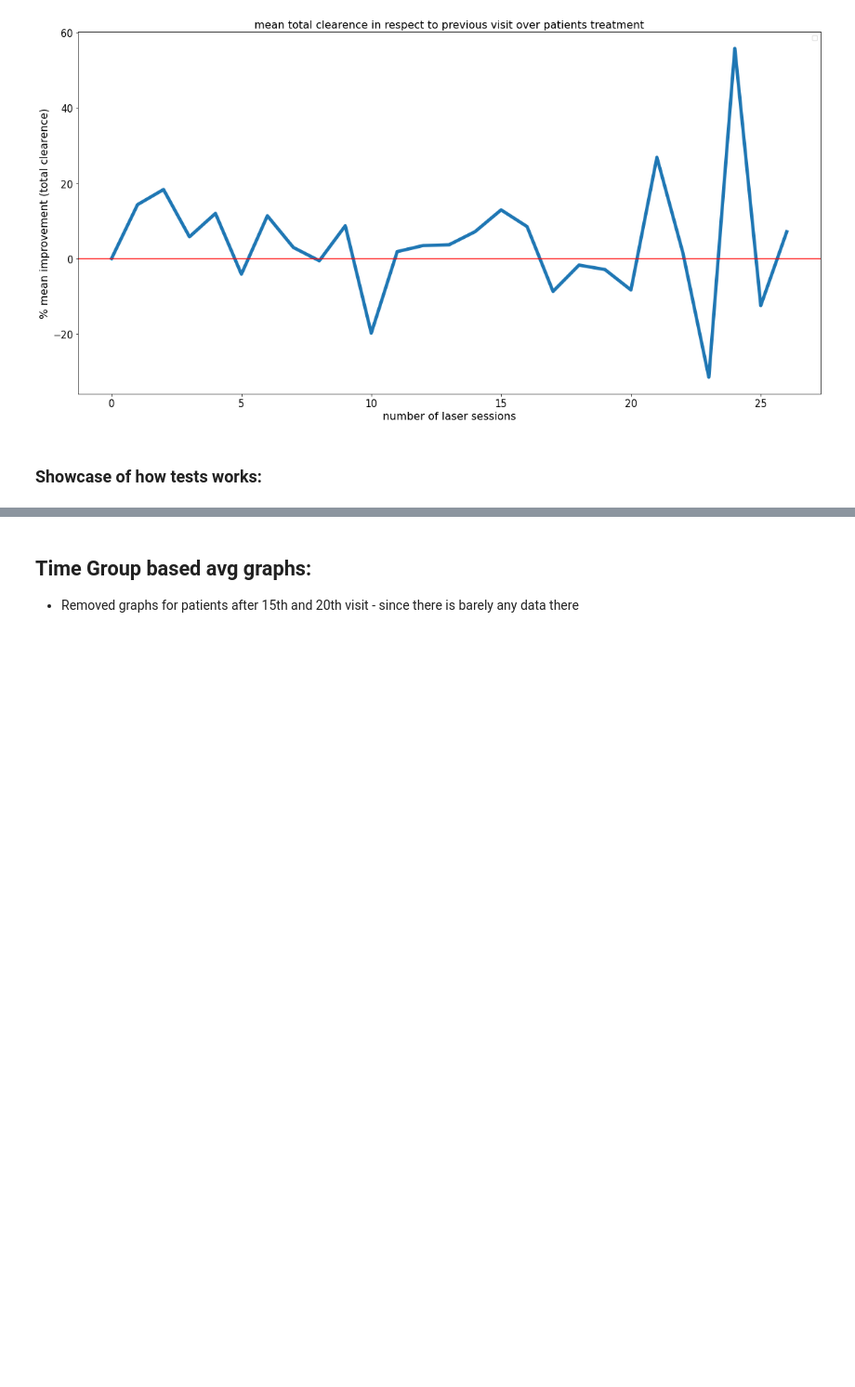
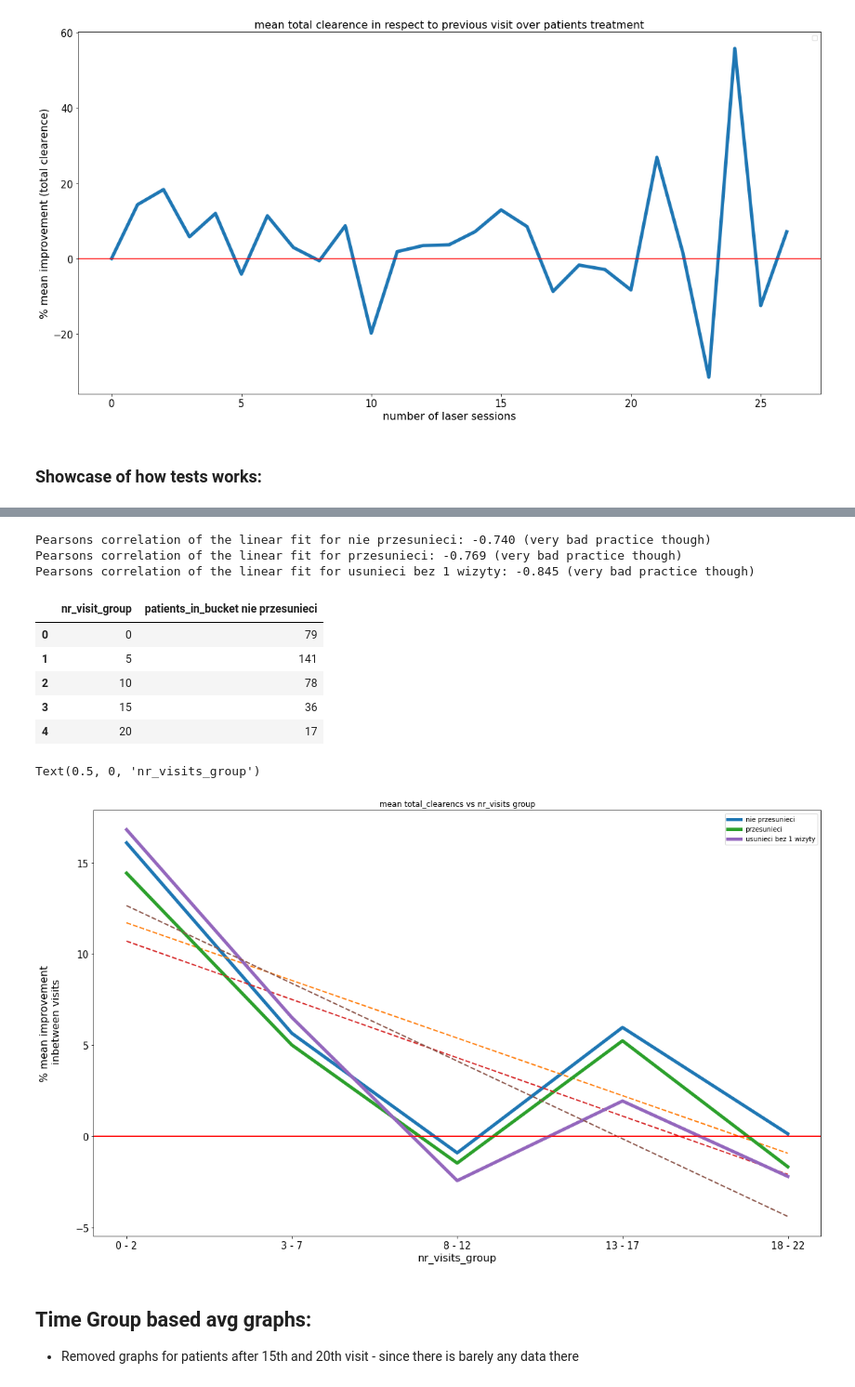
Before and after one commit to szczekulskij/long-term-analysis-of-pws, a Jupyter notebook: main.ipynb, the cells around one changed output, grey strips where cells are left out. Shown at 93% size. Saved outputs shown, nothing was run; the diff lists cells and outputs as text; code cells hidden in the pictures; blank space fills up the shorter version.

```diff
--- a/main.ipynb
+++ b/main.ipynb
@@ -203,32 +201,44 @@ p-value of chi squred contigency test for : nan (w. Yates correction - good prac
 | 2 | 20 | 24 |
 [figure]
 # %%
-# plt.figure(figsize=(20,12))
-# a = time_group_based_avg_graph(non_moved_df,
-#                            GROUPS = [0,5,10,15,20],
-#                            increment = 5,
-#                            display_data_for_chi_square_test = False,
-#                            base_column = 'nr_visit_group',
-#                            column = 'total_clearence_in_between_visits',
-#                            label = 'nie przesunieci')
-# time_group_based_avg_graph(moved_df,
-#                            GROUPS = [0,5,10,15,20],
-#                            increment = 5,
-#                            display_data_for_chi_square_test = False,
-#                            base_column = 'nr_visit_group',
-#                            column = 'total_clearence_in_between_visits',
-#                            label = 'przesunieci')
+plt.figure(figsize=(20,12))
+a = time_group_based_avg_graph(non_moved_df,
+                           GROUPS = [0,5,10,15,20],
+                           increment = 5,
+                           display_data_for_chi_square_test = False,
+                           base_column = 'nr_visit_group',
+                           column = 'total_clearence_in_between_visits',
+                           label = 'nie przesunieci')
+time_group_based_avg_graph(moved_df,
+                           GROUPS = [0,5,10,15,20],
+                           increment = 5,
+                           display_data_for_chi_square_test = False,
+                           base_column = 'nr_visit_group',
+                           column = 'total_clearence_in_between_visits',
+                           label = 'przesunieci')
 
-# time_group_based_avg_graph(non0s_df,
-#                            GROUPS = [0,5,10,15,20],
-#                            increment = 5,
-#                            display_data_for_chi_square_test = False,
-#                            base_column = 'nr_visit_group',
-#                            column = 'total_clearence_in_between_visits',
-#                            label = 'usunieci bez 1 wizyty')
-# display(a)
-# plt.title('mean total_clearencs vs nr_visits group')
-# plt.xlabel('nr_visits_group')
+time_group_based_avg_graph(non0s_df,
+                           GROUPS = [0,5,10,15,20],
+                           increment = 5,
+                           display_data_for_chi_square_test = False,
+                           base_column = 'nr_visit_group',
+                           column = 'total_clearence_in_between_visits',
+                           label = 'usunieci bez 1 wizyty')
+display(a)
+plt.title('mean total_clearencs vs nr_visits group')
+plt.xlabel('nr_visits_group')
+# %% [output]
+Pearsons correlation of the linear fit for nie przesunieci: -0.740 (very bad practice though)
+Pearsons correlation of the linear fit for przesunieci: -0.769 (very bad practice though)
+Pearsons correlation of the linear fit for usunieci bez 1 wizyty: -0.845 (very bad practice though)
+|  | nr_visit_group | patients_in_bucket nie przesunieci |
+| 0 | 0 | 79 |
+| 1 | 5 | 141 |
+| 2 | 10 | 78 |
+| 3 | 15 | 36 |
+| 4 | 20 | 17 |
+Text(0.5, 0, 'nr_visits_group')
+[figure, added]
 # %% [markdown]
 ## Time Group based avg graphs:
 * Removed graphs for patients after 15th and 20th visit - since there is barely any data there
```
Also changed, not shown: parts of 20 cells of this notebook, 1 other file.
